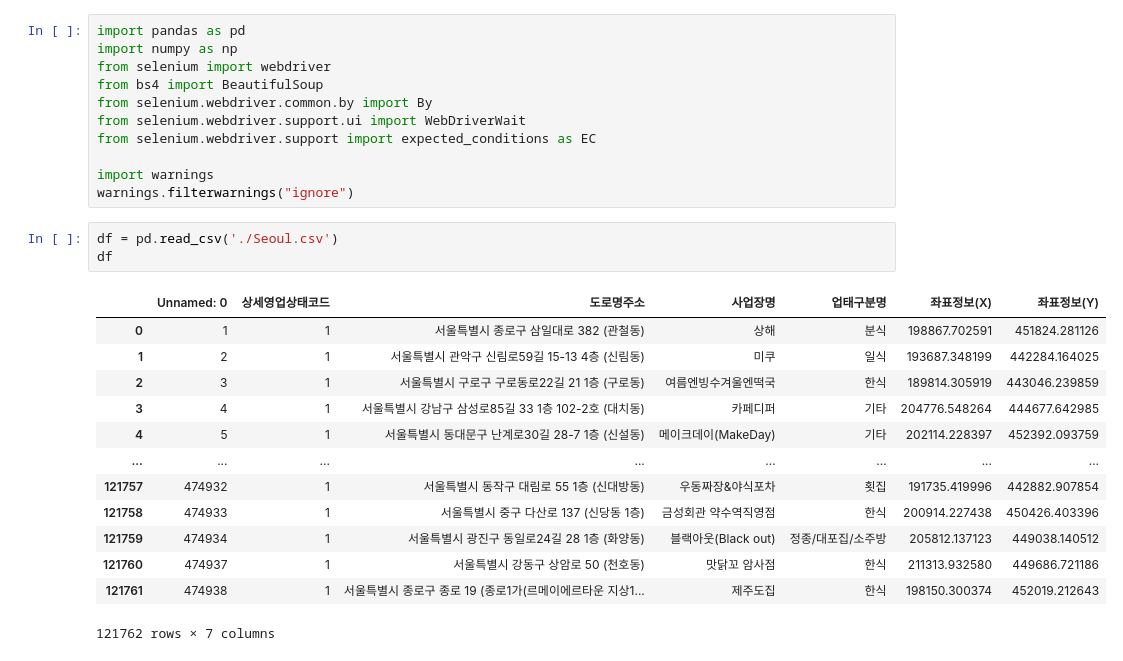
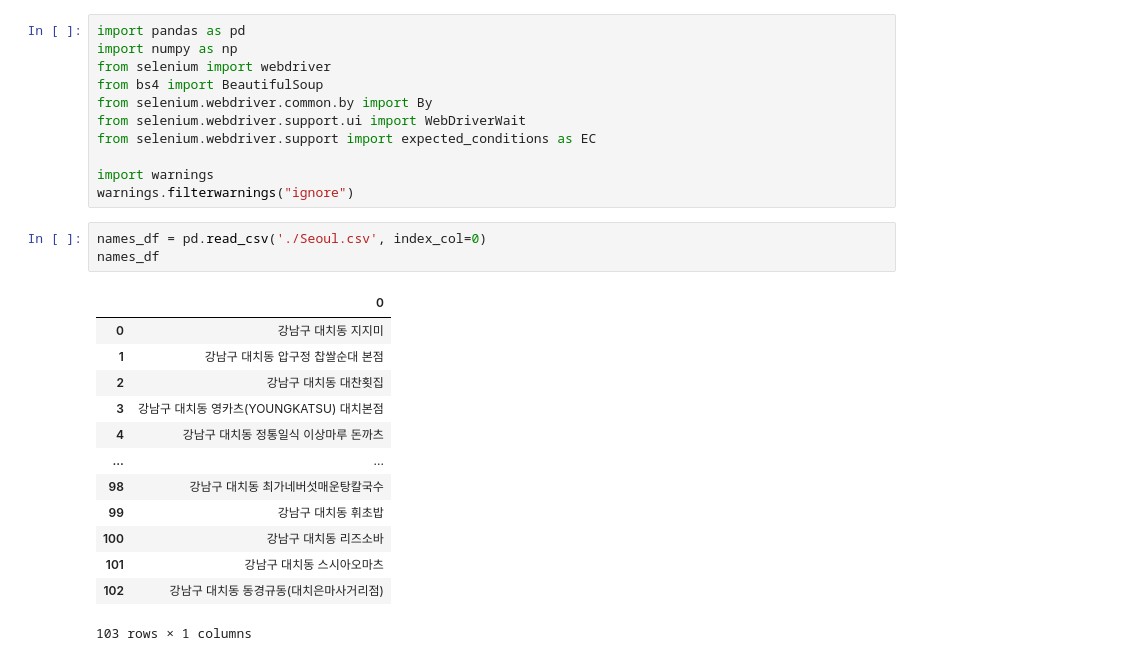
Before and after one commit to ethan528/Python, a Jupyter notebook: 비정형 데이터 활용 분석/비정형 데이터 크롤링.ipynb, the cells around one changed output. Saved outputs shown, nothing was run; the diff lists cells and outputs as text.

```diff
--- a/비정형 데이터 활용 분석/비정형 데이터 크롤링.ipynb
+++ b/비정형 데이터 활용 분석/비정형 데이터 크롤링.ipynb
@@ -10,19 +10,19 @@ from selenium.webdriver.support import expected_conditions as EC
 import warnings
 warnings.filterwarnings("ignore")
 # %%
-df = pd.read_csv('./Seoul.csv')
-df
+names_df = pd.read_csv('./Seoul.csv', index_col=0)
+names_df
 # %% [output]
-|  | Unnamed: 0 | 상세영업상태코드 | 도로명주소 | 사업장명 | 업태구분명 | 좌표정보(X) | 좌표정보(Y) |
-| 0 | 1 | 1 | 서울특별시 종로구 삼일대로 382 (관철동) | 상해 | 분식 | 198867.702591 | 451824.281126 |
-| 1 | 2 | 1 | 서울특별시 관악구 신림로59길 15-13 4층 (신림동) | 미쿠 | 일식 | 193687.348199 | 442284.164025 |
-| 2 | 3 | 1 | 서울특별시 구로구 구로동로22길 21 1층 (구로동) | 여름엔빙수겨울엔떡국 | 한식 | 189814.305919 | 443046.239859 |
-| 3 | 4 | 1 | 서울특별시 강남구 삼성로85길 33 1층 102-2호 (대치동) | 카페디퍼 | 기타 | 204776.548264 | 444677.642985 |
-| 4 | 5 | 1 | 서울특별시 동대문구 난계로30길 28-7 1층 (신설동) | 메이크데이(MakeDay) | 기타 | 202114.228397 | 452392.093759 |
-| ... | ... | ... | ... | ... | ... | ... | ... |
-| 121757 | 474932 | 1 | 서울특별시 동작구 대림로 55 1층 (신대방동) | 우동짜장&야식포차 | 횟집 | 191735.419996 | 442882.907854 |
-| 121758 | 474933 | 1 | 서울특별시 중구 다산로 137 (신당동 1층) | 금성회관 약수역직영점 | 한식 | 200914.227438 | 450426.403396 |
-| 121759 | 474934 | 1 | 서울특별시 광진구 동일로24길 28 1층 (화양동) | 블랙아웃(Black out) | 정종/대포집/소주방 | 205812.137123 | 449038.140512 |
-| 121760 | 474937 | 1 | 서울특별시 강동구 상암로 50 (천호동) | 맛닭꼬 암사점 | 한식 | 211313.932580 | 449686.721186 |
-| 121761 | 474938 | 1 | 서울특별시 종로구 종로 19 (종로1가(르메이에르타운 지상1... | 제주도집 | 한식 | 198150.300374 | 452019.212643 |
+|  | 0 |
+| 0 | 강남구 대치동 지지미 |
+| 1 | 강남구 대치동 압구정 찹쌀순대 본점 |
+| 2 | 강남구 대치동 대찬횟집 |
+| 3 | 강남구 대치동 영카츠(YOUNGKATSU) 대치본점 |
+| 4 | 강남구 대치동 정통일식 이상마루 돈까츠 |
+| ... | ... |
+| 98 | 강남구 대치동 최가네버섯매운탕칼국수 |
+| 99 | 강남구 대치동 휘초밥 |
+| 100 | 강남구 대치동 리즈소바 |
+| 101 | 강남구 대치동 스시아오마츠 |
+| 102 | 강남구 대치동 동경규동(대치은마사거리점) |
-121762 rows × 7 columns
+103 rows × 1 columns
```
Also changed, not shown: parts of 5 cells of this notebook, 6 other files.
